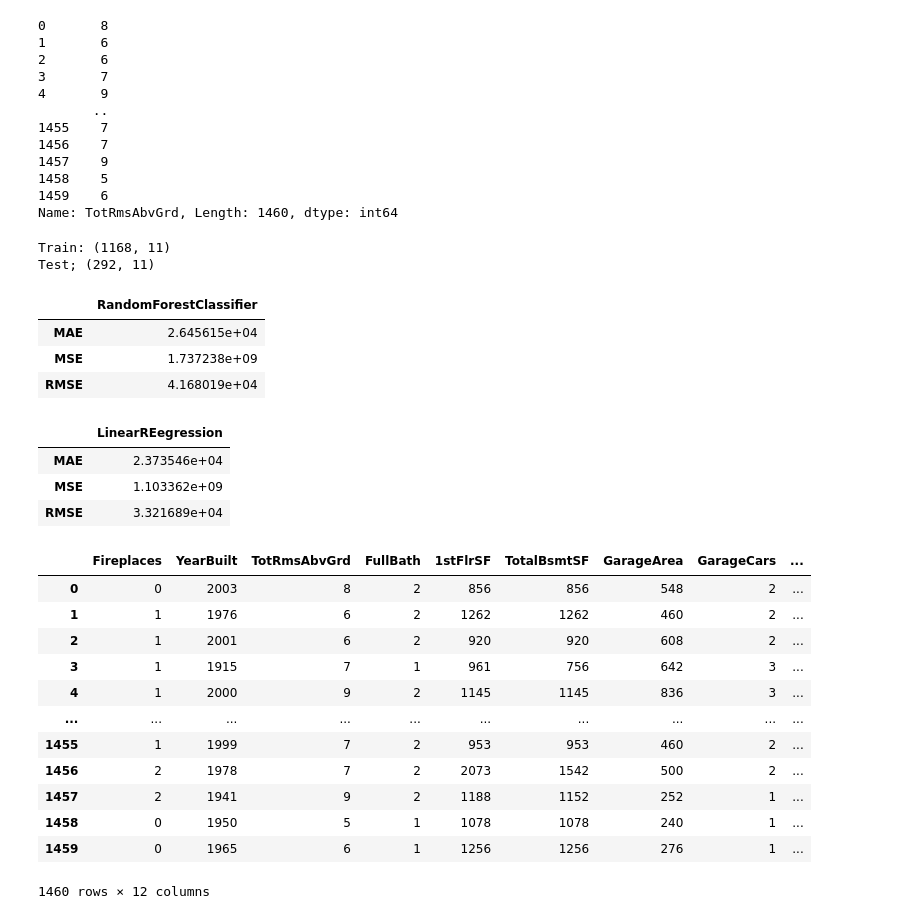
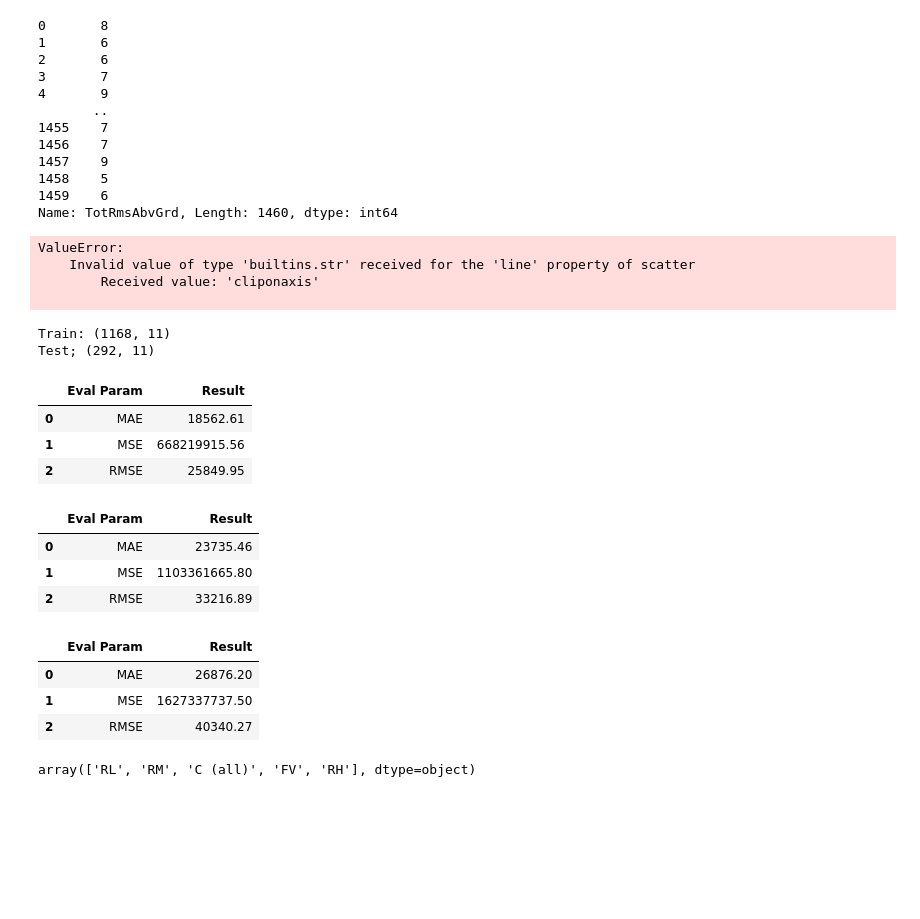
Before and after one commit to teosalza/houses_price, a Jupyter notebook: project/test_notebook.ipynb, the cells around one changed output. Cells and saved outputs as stored; diff of their text form; code cells hidden in the pictures; blank space fills up the shorter version.

Commit message:
Scatter correlation plot, 3 models implementation , starting price predictions

```diff
--- a/project/test_notebook.ipynb
+++ b/project/test_notebook.ipynb
@@ -256,7 +257,7 @@ cont = 0
 for i in range (4):
     for j in range (3):
         fig4.add_trace(
-            go.Scatter(x=data_le.iloc[:,cont], y=data_le["SalePrice"],mode="markers"),
+            go.Scatter(x=data_le.iloc[:,cont], y=data_le["SalePrice"],mode="markers",trendline="ols"),
             row=i+1, col=j+1
         )
         cont+=1
@@ -264,6 +265,11 @@ for i in range (4):
 fig4.update_layout(height=1200, width=1100, title_text="Correlation scatter matrix")
 fig4.show()
 corr_map_le
+# %% [output]
+ValueError:
+    Invalid value of type 'builtins.str' received for the 'line' property of scatter
+        Received value: 'cliponaxis'
+
 # %%
 #Setting up some model to test which one peforms better
 
@@ -277,24 +283,30 @@ print("Train:" ,x_train.shape)
 print("Test;",x_test.shape)
 
 def get_errors_performace(y_test, y_pred, model):
-    MAE=mean_absolute_error(y_test,y_pred)
-    MSE=mean_squared_error(y_test,y_pred)
-    RMSE=np.sqrt(MSE)
-    return pd.DataFrame(data=[MAE,MSE,RMSE],index=["MAE","MSE","RMSE"],columns=[model])
+    MAE='{0:.2f}'.format(mean_absolute_error(y_test,y_pred))
+    MSE='{0:.2f}'.format(mean_squared_error(y_test,y_pred))
+    RMSE='{0:.2f}'.format(np.sqrt(mean_squared_error(y_test,y_pred)))
+    return pd.DataFrame({"Eval Param":["MAE","MSE","RMSE"],"Result":[MAE,MSE,RMSE]})
 # %% [output]
 Train: (1168, 11)
 Test; (292, 11)
 # %%
 
-modelRFC = RandomForestClassifier()
+modelRFC = RandomForestRegressor()
 modelRFC.fit(x_train, y_train)
 y_pred = modelRFC.predict(x_test)
-get_errors_performace(y_test,y_pred,"RandomForestClassifier")
+scores = cross_val_score(estimator=modelRFC,
+                                X=x_train,
+                                y=y_train,
+                                cv=5)
+get_errors_performace(y_test,y_pred,"RandomForestRegressor")
+
+# print("%0.2f accuracy with a standard deviation of %0.2f" % (scores.mean(), scores.std()))
 # %% [output]
-|  | RandomForestClassifier |
-| MAE | 2.645615e+04 |
-| MSE | 1.737238e+09 |
-| RMSE | 4.168019e+04 |
+|  | Eval Param | Result |
+| 0 | MAE | 18562.61 |
+| 1 | MSE | 668219915.56 |
+| 2 | RMSE | 25849.95 |
 # %%
 modelLR = LinearRegression()
 modelLR.fit(x_train, y_train)
@@ -305,24 +317,29 @@ scores = cross_val_score(estimator=modelLR,
                                 cv=5)
 
 get_errors_performace(y_test,y_pred,"LinearREegression")
+
+# print("%0.2f accuracy with a standard deviation of %0.2f" % (scores.mean(), scores.std()))
 # %% [output]
-|  | LinearREegression |
-| MAE | 2.373546e+04 |
-| MSE | 1.103362e+09 |
-| RMSE | 3.321689e+04 |
+|  | Eval Param | Result |
+| 0 | MAE | 23735.46 |
+| 1 | MSE | 1103361665.80 |
+| 2 | RMSE | 33216.89 |
+# %%
+modelDTR = DecisionTreeRegressor()
+modelDTR.fit(x_train, y_train)
+y_pred = modelDTR.predict(x_test)
+scores = cross_val_score(estimator=modelDTR,
+                                X=x_train,
+                                y=y_train,
+                                cv=5)
+
+get_errors_performace(y_test,y_pred,"DecisionTreeRegressor")
+# %% [output]
+|  | Eval Param | Result |
+| 0 | MAE | 26876.20 |
+| 1 | MSE | 1627337737.50 |
+| 2 | RMSE | 40340.27 |
 # %%
-new_data
+new_data["MSZoning"].unique()
 # %% [output]
-|  | Fireplaces | YearBuilt | TotRmsAbvGrd | FullBath | 1stFlrSF | TotalBsmtSF | GarageArea | GarageCars | ... |
-| 0 | 0 | 2003 | 8 | 2 | 856 | 856 | 548 | 2 | ... |
-| 1 | 1 | 1976 | 6 | 2 | 1262 | 1262 | 460 | 2 | ... |
-| 2 | 1 | 2001 | 6 | 2 | 920 | 920 | 608 | 2 | ... |
-| 3 | 1 | 1915 | 7 | 1 | 961 | 756 | 642 | 3 | ... |
-| 4 | 1 | 2000 | 9 | 2 | 1145 | 1145 | 836 | 3 | ... |
-| ... | ... | ... | ... | ... | ... | ... | ... | ... | ... |
-| 1455 | 1 | 1999 | 7 | 2 | 953 | 953 | 460 | 2 | ... |
-| 1456 | 2 | 1978 | 7 | 2 | 2073 | 1542 | 500 | 2 | ... |
-| 1457 | 2 | 1941 | 9 | 2 | 1188 | 1152 | 252 | 1 | ... |
-| 1458 | 0 | 1950 | 5 | 1 | 1078 | 1078 | 240 | 1 | ... |
-| 1459 | 0 | 1965 | 6 | 1 | 1256 | 1256 | 276 | 1 | ... |
-1460 rows × 12 columns
+array(['RL', 'RM', 'C (all)', 'FV', 'RH'], dtype=object)
```
Also changed, not shown: parts of 1 cell of this notebook, 2 other files.
